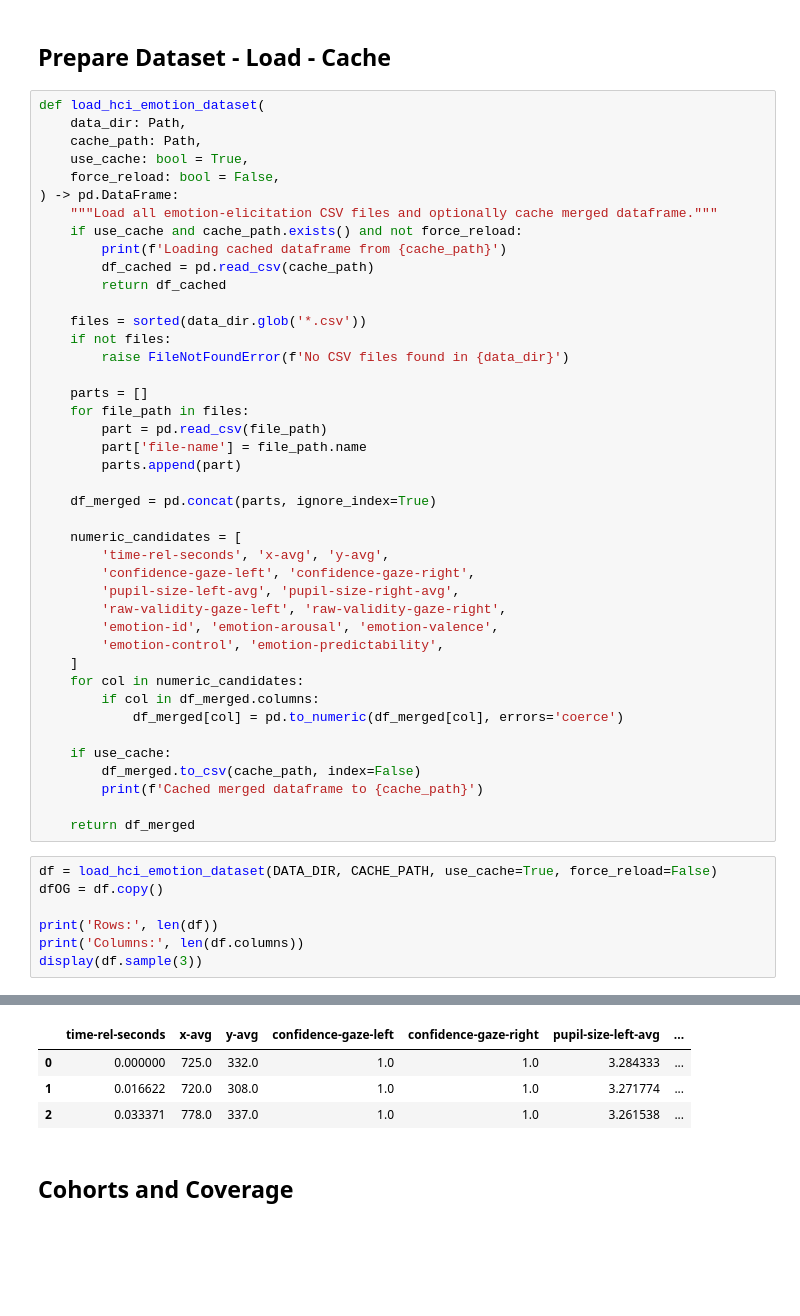
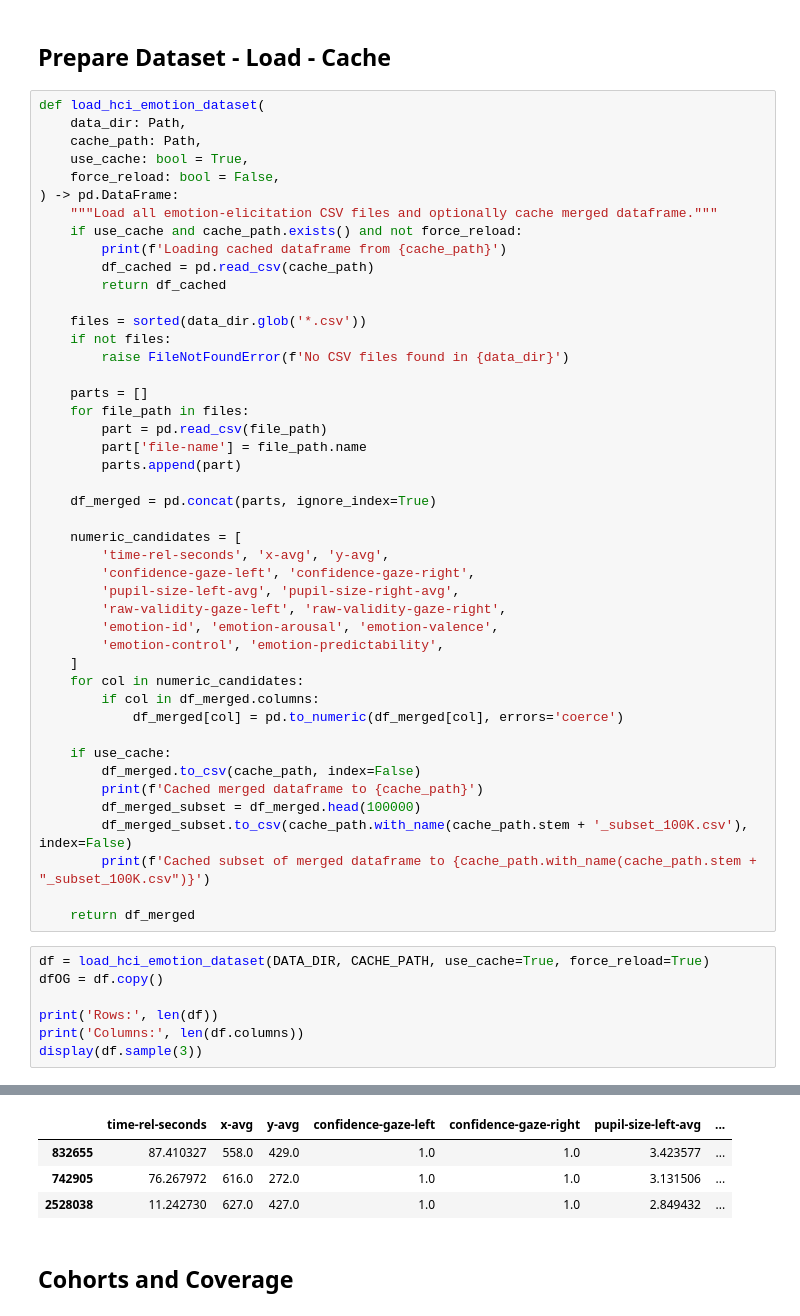
Before and after one commit to Space0code/GFM-for-eyetracker, a Jupyter notebook: src/data/EDA/EDA_hci_tagging_emotion.ipynb, the cells around one changed output, grey strips where cells are left out. Cells and saved outputs as stored; diff of their text form; blank space fills up the shorter version.

```diff
--- a/src/data/EDA/EDA_hci_tagging_emotion.ipynb
+++ b/src/data/EDA/EDA_hci_tagging_emotion.ipynb
@@ -87,10 +87,13 @@ def load_hci_emotion_dataset(
     if use_cache:
         df_merged.to_csv(cache_path, index=False)
         print(f'Cached merged dataframe to {cache_path}')
+        df_merged_subset = df_merged.head(100000)
+        df_merged_subset.to_csv(cache_path.with_name(cache_path.stem + '_subset_100K.csv'), index=False)
+        print(f'Cached subset of merged dataframe to {cache_path.with_name(cache_path.stem + "_subset_100K.csv")}')
 
     return df_merged
 # %%
-df = load_hci_emotion_dataset(DATA_DIR, CACHE_PATH, use_cache=True, force_reload=False)
+df = load_hci_emotion_dataset(DATA_DIR, CACHE_PATH, use_cache=True, force_reload=True)
 dfOG = df.copy()
 
 print('Rows:', len(df))
@@ -103,7 +107,7 @@ Columns: 24
 |  | time-rel-seconds | x-avg | y-avg | confidence-gaze-left | confidence-gaze-right | pupil-size-left-avg | ... |
-| 0 | 0.000000 | 725.0 | 332.0 | 1.0 | 1.0 | 3.284333 | ... |
-| 1 | 0.016622 | 720.0 | 308.0 | 1.0 | 1.0 | 3.271774 | ... |
-| 2 | 0.033371 | 778.0 | 337.0 | 1.0 | 1.0 | 3.261538 | ... |
+| 832655 | 87.410327 | 558.0 | 429.0 | 1.0 | 1.0 | 3.423577 | ... |
+| 742905 | 76.267972 | 616.0 | 272.0 | 1.0 | 1.0 | 3.131506 | ... |
+| 2528038 | 11.242730 | 627.0 | 427.0 | 1.0 | 1.0 | 2.849432 | ... |
 # %% [markdown]
 ## Cohorts and Coverage
 # %%
```
Also changed, not shown: parts of 2 cells of this notebook, 14 other files.
